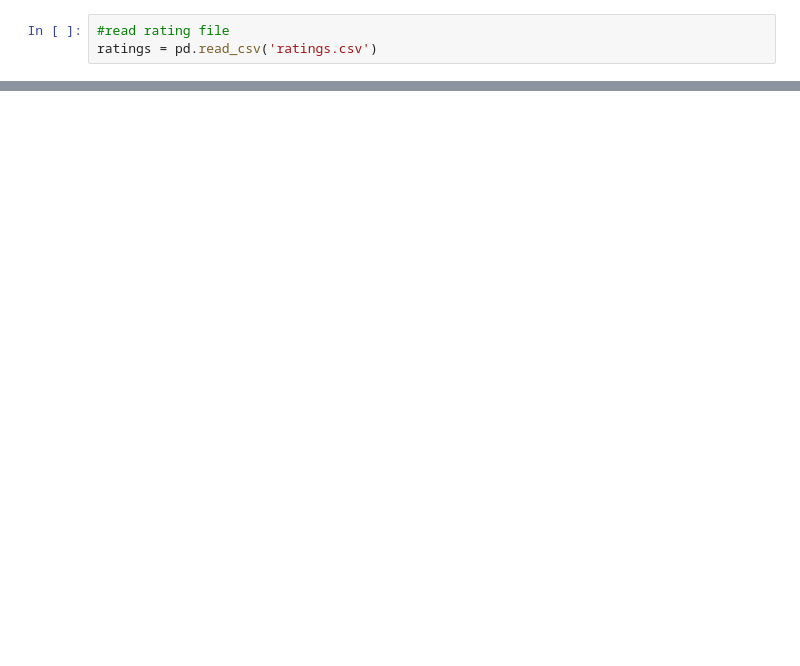
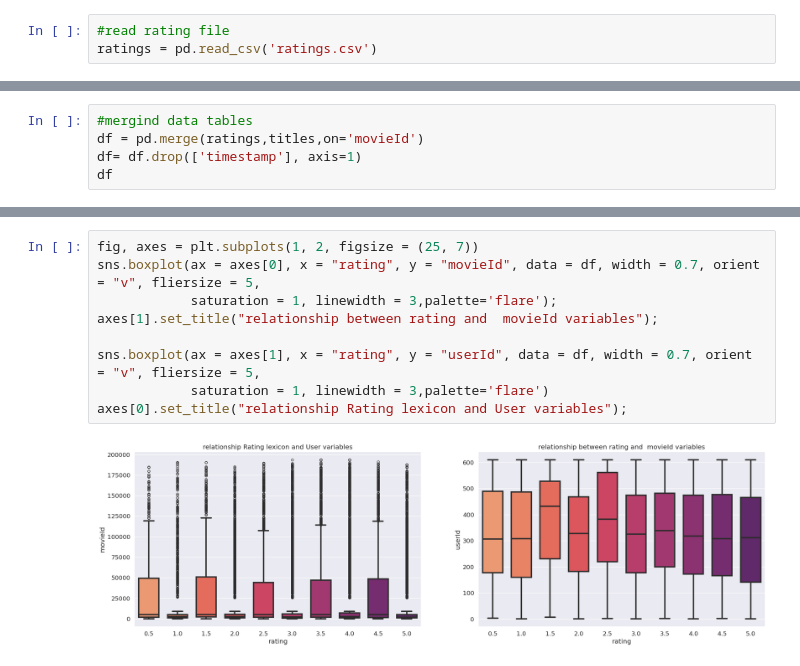
Before and after one commit to TejasGupta-27/Movie_Recommendation_System-, a Jupyter notebook: project.ipynb, the cells around one changed output, grey strips where cells are left out. Saved outputs shown, nothing was run; the diff lists cells and outputs as text; blank space fills up the shorter version.

```diff
--- a/project.ipynb
+++ b/project.ipynb
@@ -136,0 +290,5 @@ normalized_final_df.head()
+# %%
+#mergind data tables
+df = pd.merge(ratings,titles,on='movieId')
+df= df.drop(['timestamp'], axis=1)
+df
@@ -136,0 +398,11 @@ normalized_final_df.head()
+# %%
+fig, axes = plt.subplots(1, 2, figsize = (25, 7))
+sns.boxplot(ax = axes[0], x = "rating", y = "movieId", data = df, width = 0.7, orient = "v", fliersize = 5,
+            saturation = 1, linewidth = 3,palette='flare');
+axes[1].set_title("relationship between rating and  movieId variables");
+
+sns.boxplot(ax = axes[1], x = "rating", y = "userId", data = df, width = 0.7, orient = "v", fliersize = 5,
+            saturation = 1, linewidth = 3,palette='flare')
+axes[0].set_title("relationship Rating lexicon and User variables");
+# %% [output]
+[figure, added]
```
Also changed, not shown: parts of 64 cells of this notebook.
